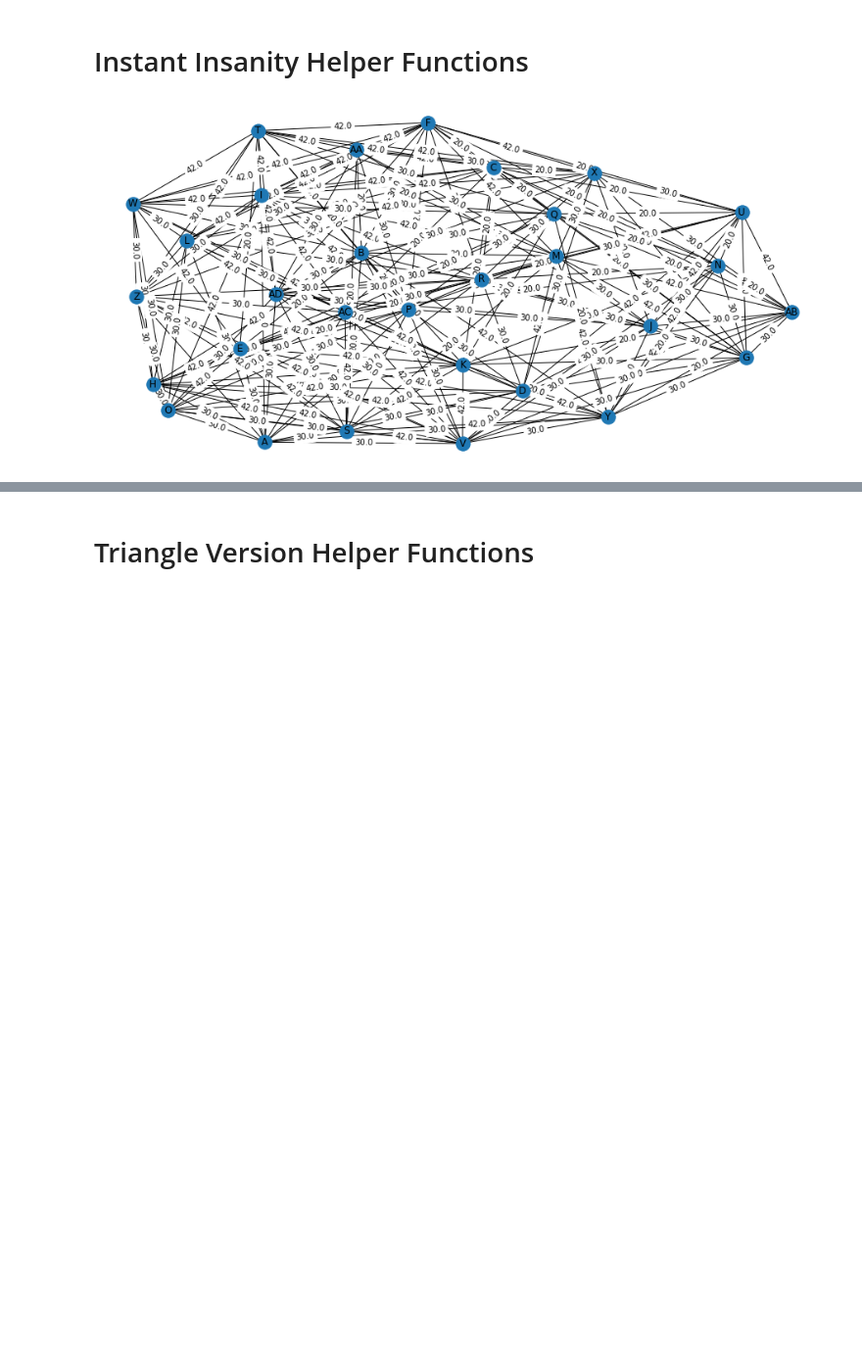
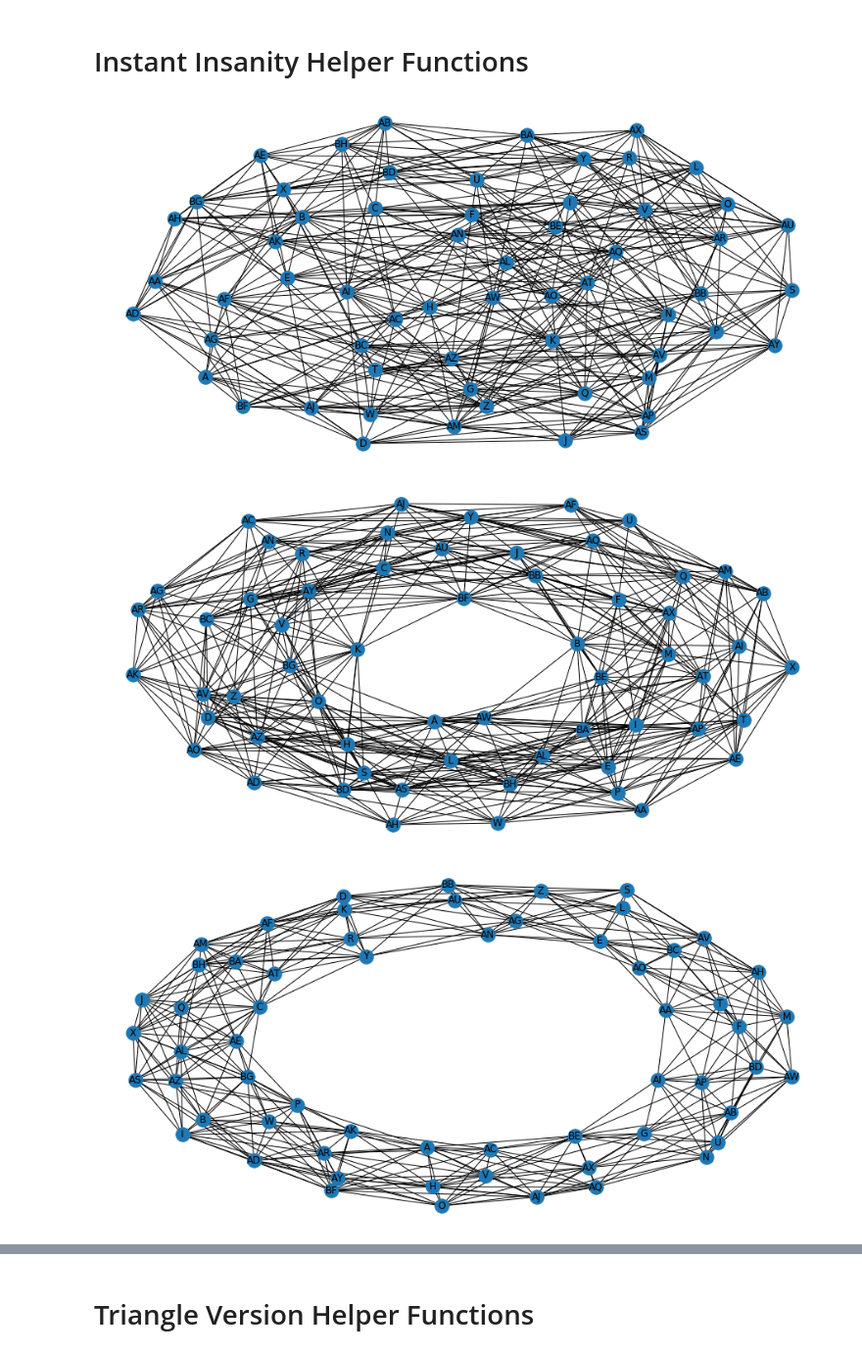
Before and after one commit to nvarg/instant-insanity, a Jupyter notebook: instant-insanity.ipynb, the cells around one changed output, grey strips where cells are left out. Shown at 98% size. Saved outputs shown, nothing was run; the diff lists cells and outputs as text; code cells hidden in the pictures; blank space fills up the shorter version.

```diff
--- a/instant-insanity.ipynb
+++ b/instant-insanity.ipynb
@@ -7,6 +10,8 @@ import numpy as np
 import warnings
 warnings.filterwarnings('ignore', category=UserWarning)
 # %%
+dzip = lambda *args: dict(zip(*args))
+
 def name_node(n):
     name = ''
     while True:
@@ -20,7 +25,6 @@ def name_node(n):
 # %% [markdown]
 # Graph Helper Functions
 # %%
-from itertools import chain, takewhile
 from operator import itemgetter
 from networkx import community
 
@@ -43,10 +47,11 @@ def draw_graph(G, pos, ax=None):
     if ax is None:
         _, ax = plt.subplots()
     nx.draw(G, pos=pos, with_labels=True, ax=ax)
-    nx.draw_networkx_edge_labels(G, pos=pos, edge_labels=weights(G));
+    #nx.draw_networkx_edge_labels(G, pos=pos, edge_labels=weights(G));
 # %% [markdown]
 # Instant Insanity Helper Functions
 # %%
+
 def generate_graph_ii(puzzle):
     G = nx.Graph()
     # create nodes
@@ -66,16 +71,21 @@ def generate_graph_ii(puzzle):
 
 def puzzle_from_seed_ii(seed, n):
     group = lambda l, n: (tuple(l[j:j+n]) for j in range(0, len(l), n))
-    generate_colors = lambda i: 1+(np.floor(i*seed)%n)
+    generate_colors = lambda i: int(1+(np.floor(i*seed)%n))
     colors = group(list(group(list(map(generate_colors, range(1, 6*n+1))), 2)), 3)
     cubes = map(name_node, range(1, n+1))
-    return dict(zip(cubes, colors))
+    return dzip(cubes, colors)
 # %%
-II = puzzle_from_seed_ii(np.pi, 30)
-G = generate_graph_ii(II)
+seeds = [np.pi, np.e, 2 ** .5, 3 ** .5]
 
-fig, ax = plt.subplots(figsize=(16, 8))
-pos = nx.nx_agraph.graphviz_layout(G, prog='neato')
-draw_graph(G, pos, ax=ax)
+for s in seeds:
+    II = puzzle_from_seed_ii(s, 60)
+    G = generate_graph_ii(II)
+
+    fig, ax = plt.subplots(figsize=(16, 8))
+    pos = nx.nx_agraph.graphviz_layout(G, prog='neato')
+    draw_graph(G, pos, ax=ax)
 # %% [output]
-[figure, old version]
+[figure, new version]
+[figure, added]
+[figure, added]
```
Also changed, not shown: parts of 11 cells of this notebook, 2 other files.
